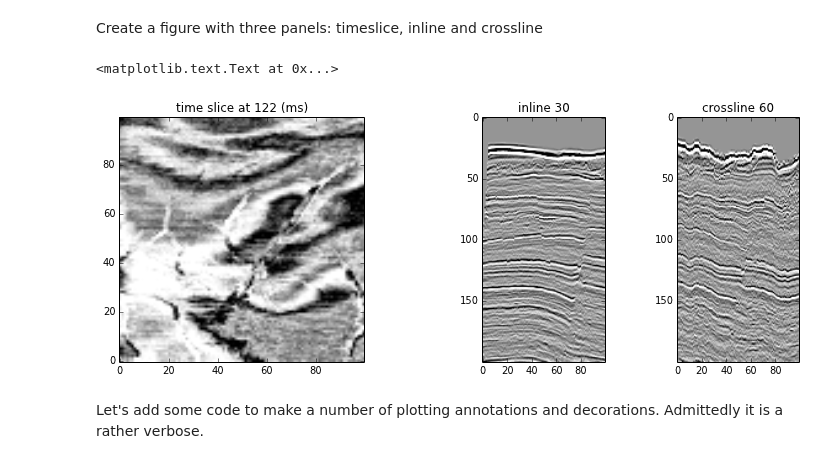
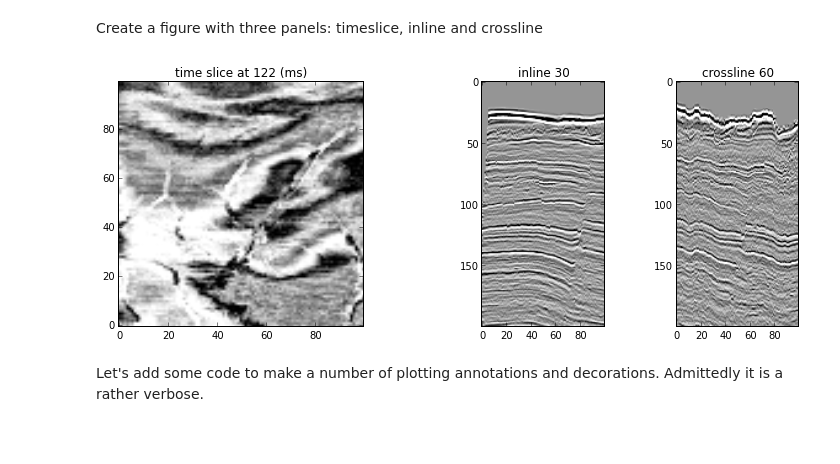
Before and after one commit to agilescientific/notebooks, a Jupyter notebook: slicing_seismic.ipynb, the cells around one changed output. Saved outputs shown, nothing was run; the diff lists cells and outputs as text; code cells hidden in the pictures; blank space fills up the shorter version.

```diff
--- a/slicing_seismic.ipynb
+++ b/slicing_seismic.ipynb
@@ -25,7 +15,7 @@ import matplotlib.pyplot as plt
 # %% [markdown]
 The seismic data in this example has been made ultra-simple for illustration purposes. It a simple text file comprised of columns of numbers, with no header information at the start of the file. We can load this text file into our workspace by using the numpy <code>loadtxt</code> command.
 # %%
-data = np.loadtxt('slicing_seismic.txt')
+data = np.loadtxt('data/slicing_seismic.txt')
 # %% [markdown]
 The <code>np.loadtxt</code> function returns an array. Arrays have an intrinsic attribute called <code>shape<code> that we can call to inspect the size of the array,
 # %%
@@ -47,4 +33,4 @@ In our case, and by the way I've designed this example, the number of inlines eq
 # %%
-nIL = int(np.sqrt(nILnXL))
-nXL = int(np.sqrt(nILnXL))
+nIL = np.sqrt(nILnXL)
+nXL = np.sqrt(nILnXL)
 # %% [markdown]
@@ -64,43 +49,35 @@ xline = 60
 # %% [markdown]
 Create a figure with three panels: timeslice, inline and crossline
 # %%
-# Set dimensions for the figure
-
-# width of figure in inches
-w = 12
-
-# height of figure in inches
-h = 4
-
-# create figure
-f = plt.figure(figsize = [w,h], facecolor= 'white' )
+f = plt.figure(figsize=(12,4), facecolor='white')
 
 # Plot timeslice
 ax = f.add_axes([0.1, 0.05, 0.35, 0.85])
 ax.imshow(np.transpose(new_data[:,::-1,z]),
             cmap = 'Greys',
             vmin = -4000, vmax = 4000,
             origin='lower')
 ax.set_title('time slice at %d (ms)' % z, fontsize = 12)
 
 # Plot inline
 ax2 = f.add_axes([0.525, 0.05, 0.2, 0.85])
 ax2.imshow(np.transpose(new_data[:,inline,:200]),
             cmap = 'Greys',
             vmin = -4000, vmax = 4000,
             origin='upper')
 ax2.set_title('inline %d' % inline, fontsize = 12)
 
 # Plot xline
 ax3 = f.add_axes([0.75, 0.05, 0.2, 0.85])
 ax3.imshow(np.transpose(new_data[xline,:,:200]),
                 cmap = 'Greys',
                 vmin = -4000, vmax = 4000,
                 origin='upper')
 ax3.set_title('crossline %d' % xline, fontsize = 12)
+
+plt.show()
 # %% [output]
-<matplotlib.text.Text at 0x...>
-[figure, old version]
+[figure, new version]
 # %% [markdown]
 Let's add some code to make a number of plotting annotations and decorations. Admittedly it is a rather verbose.
 # %%
```
Also changed, not shown: parts of 11 cells of this notebook.
